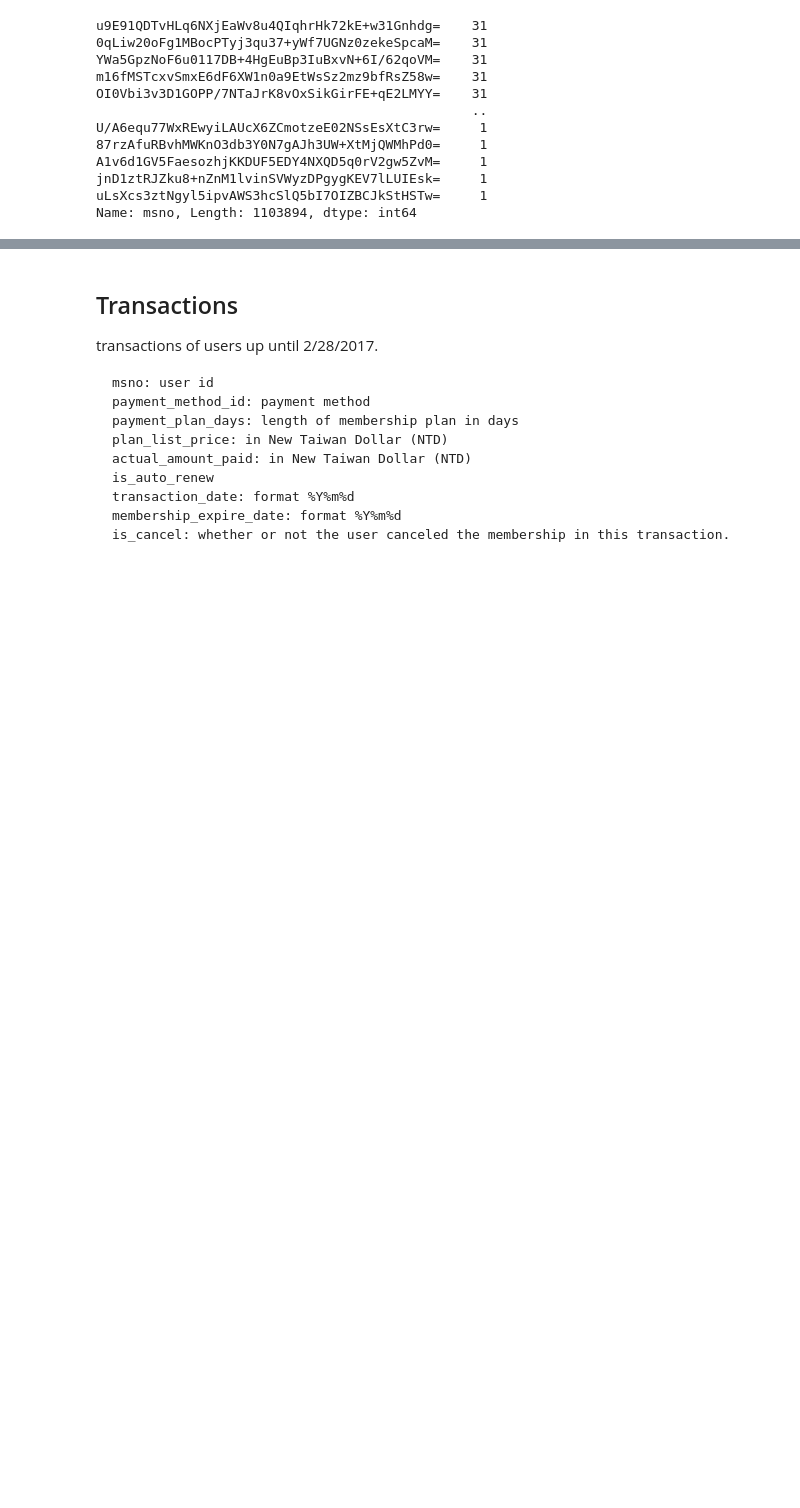
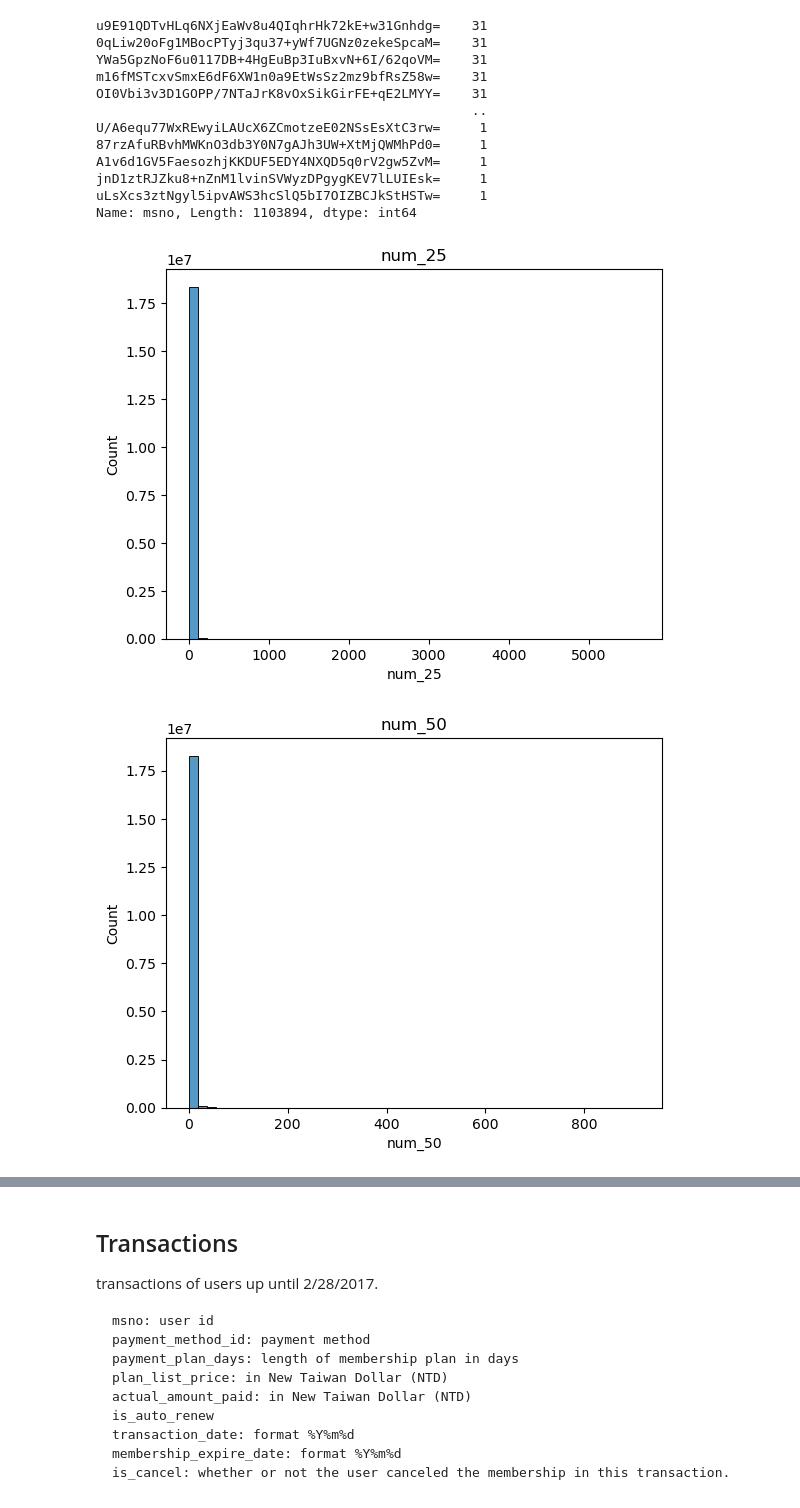
Before and after one commit to liamge/retention-risk-workbench, a Jupyter notebook: notebooks/02_KKBox_EDA_and_Feature_Engineering.ipynb, the cells around one changed output, grey strips where cells are left out. Cells and saved outputs as stored; diff of their text form; code cells hidden in the pictures; blank space fills up the shorter version.

```diff
--- a/notebooks/02_KKBox_EDA_and_Feature_Engineering.ipynb
+++ b/notebooks/02_KKBox_EDA_and_Feature_Engineering.ipynb
@@ -109,3 +114,13 @@ A1v6d1GV5FaesozhjKKDUF5EDY4NXQD5q0rV2gw5ZvM=     1
 jnD1ztRJZku8+nZnM1lvinSVWyzDPgygKEV7lLUIEsk=     1
 uLsXcs3ztNgyl5ipvAWS3hcSlQ5bI7OIZBCJkStHSTw=     1
 Name: msno, Length: 1103894, dtype: int64
+# %%
+cols = ["num_25","num_50","num_75","num_985","num_100","num_unq","total_secs"]
+
+for col in cols:
+    sns.histplot(df_logs[col], bins=50)
+    plt.title(col)
+    plt.show()
+# %% [output]
+[figure, added]
+[figure, added]
```
Also changed, not shown: parts of 20 cells of this notebook, 16 other files.
